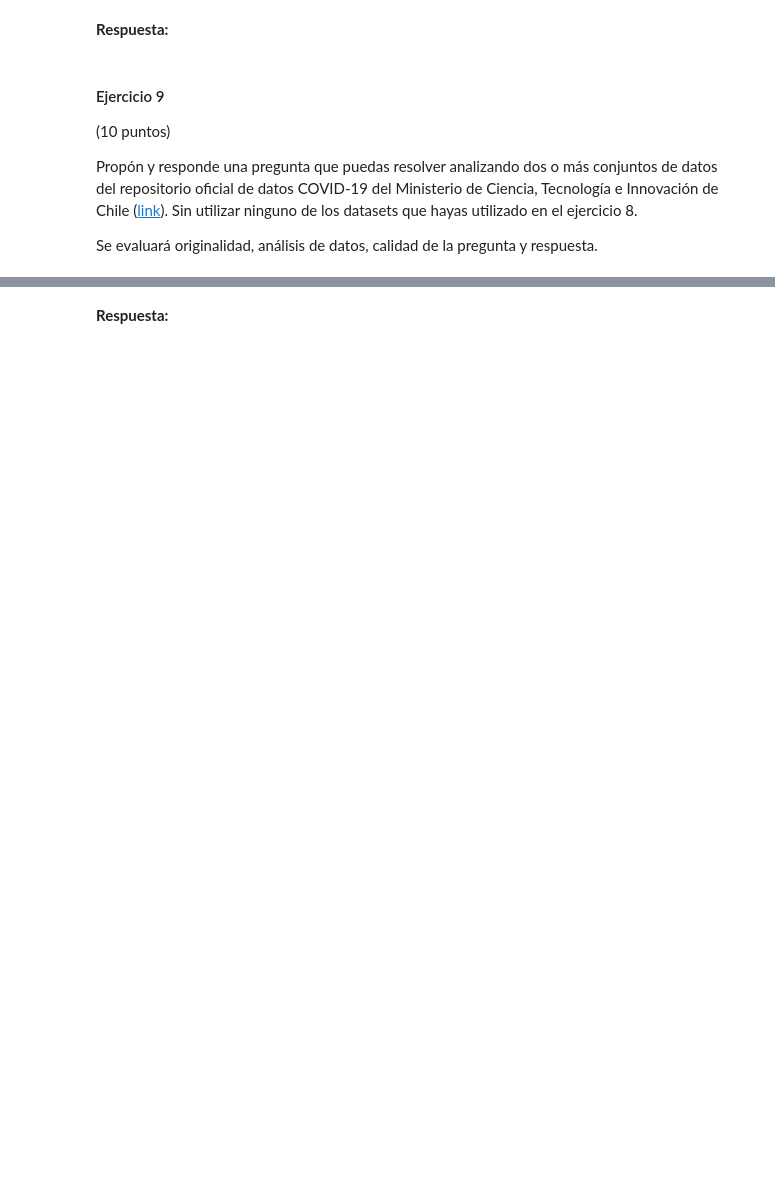
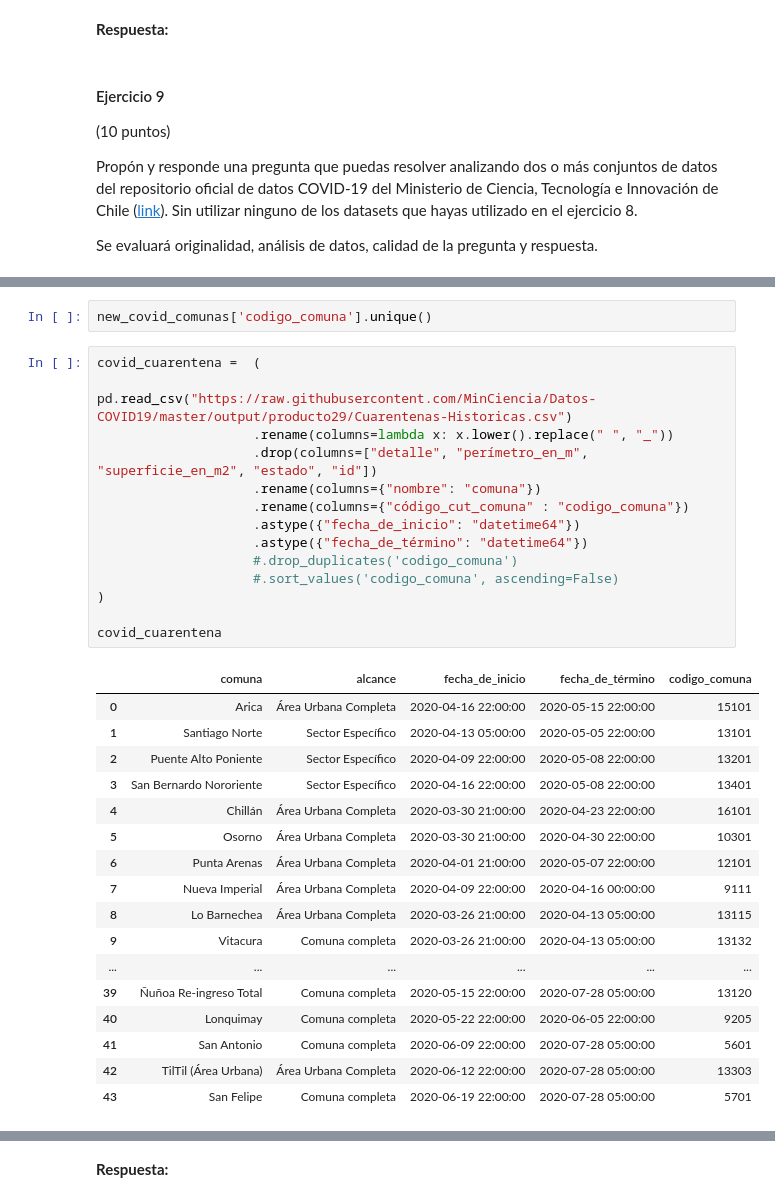
Before and after one commit to Macarena-Rojas/mat281_portfolio, a Jupyter notebook: homeworks/hwk01.ipynb, the cells around one changed output, grey strips where cells are left out. Saved outputs shown, nothing was run; the diff lists cells and outputs as text; blank space fills up the shorter version.

```diff
--- a/homeworks/hwk01.ipynb
+++ b/homeworks/hwk01.ipynb
@@ -401,0 +603,34 @@ __Pregunta:__
+# %%
+new_covid_comunas['codigo_comuna'].unique()
+# %%
+covid_cuarentena =  (
+                    pd.read_csv("https://raw.githubusercontent.com/MinCiencia/Datos-COVID19/master/output/producto29/Cuarentenas-Historicas.csv")
+                    .rename(columns=lambda x: x.lower().replace(" ", "_"))
+                    .drop(columns=["detalle", "perímetro_en_m", "superficie_en_m2", "estado", "id"])
+                    .rename(columns={"nombre": "comuna"})
+                    .rename(columns={"código_cut_comuna" : "codigo_comuna"})
+                    .astype({"fecha_de_inicio": "datetime64"})
+                    .astype({"fecha_de_término": "datetime64"})
+                    #.drop_duplicates('codigo_comuna')
+                    #.sort_values('codigo_comuna', ascending=False)
+)
+
+covid_cuarentena
+# %% [output]
+|  | comuna | alcance | fecha_de_inicio | fecha_de_término | codigo_comuna |
+| 0 | Arica | Área Urbana Completa | 2020-04-16 22:00:00 | 2020-05-15 22:00:00 | 15101 |
+| 1 | Santiago Norte | Sector Específico | 2020-04-13 05:00:00 | 2020-05-05 22:00:00 | 13101 |
+| 2 | Puente Alto Poniente | Sector Específico | 2020-04-09 22:00:00 | 2020-05-08 22:00:00 | 13201 |
+| 3 | San Bernardo Nororiente | Sector Específico | 2020-04-16 22:00:00 | 2020-05-08 22:00:00 | 13401 |
+| 4 | Chillán | Área Urbana Completa | 2020-03-30 21:00:00 | 2020-04-23 22:00:00 | 16101 |
+| 5 | Osorno | Área Urbana Completa | 2020-03-30 21:00:00 | 2020-04-30 22:00:00 | 10301 |
+| 6 | Punta Arenas | Área Urbana Completa | 2020-04-01 21:00:00 | 2020-05-07 22:00:00 | 12101 |
+| 7 | Nueva Imperial | Área Urbana Completa | 2020-04-09 22:00:00 | 2020-04-16 00:00:00 | 9111 |
+| 8 | Lo Barnechea | Área Urbana Completa | 2020-03-26 21:00:00 | 2020-04-13 05:00:00 | 13115 |
+| 9 | Vitacura | Comuna completa | 2020-03-26 21:00:00 | 2020-04-13 05:00:00 | 13132 |
+| ... | ... | ... | ... | ... | ... |
+| 39 | Ñuñoa Re-ingreso Total | Comuna completa | 2020-05-15 22:00:00 | 2020-07-28 05:00:00 | 13120 |
+| 40 | Lonquimay | Comuna completa | 2020-05-22 22:00:00 | 2020-06-05 22:00:00 | 9205 |
+| 41 | San Antonio | Comuna completa | 2020-06-09 22:00:00 | 2020-07-28 05:00:00 | 5601 |
+| 42 | TilTil (Área Urbana) | Área Urbana Completa | 2020-06-12 22:00:00 | 2020-07-28 05:00:00 | 13303 |
+| 43 | San Felipe | Comuna completa | 2020-06-19 22:00:00 | 2020-07-28 05:00:00 | 5701 |
```
Also changed, not shown: parts of 53 cells of this notebook, 17 other files.
